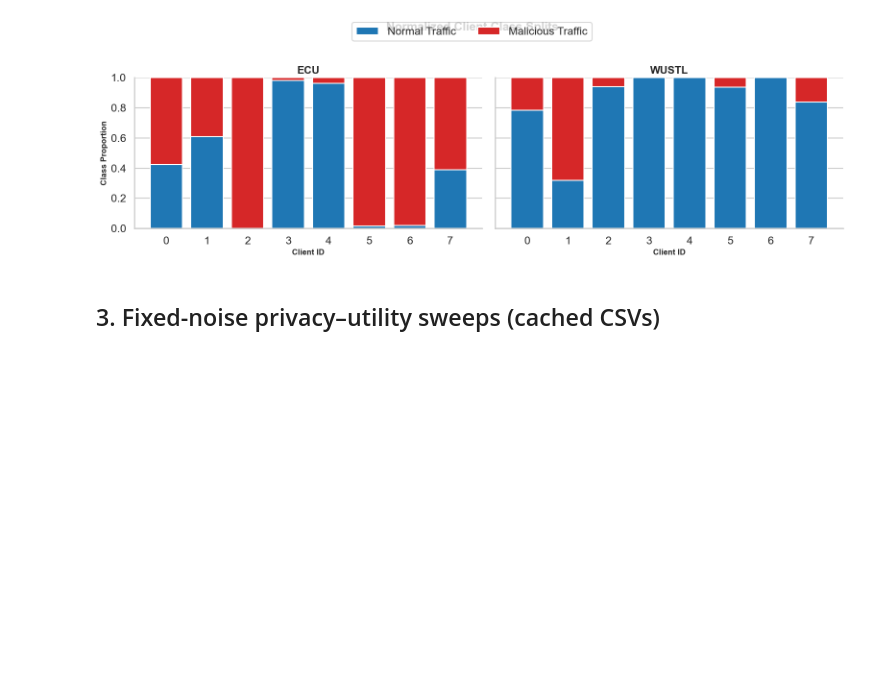
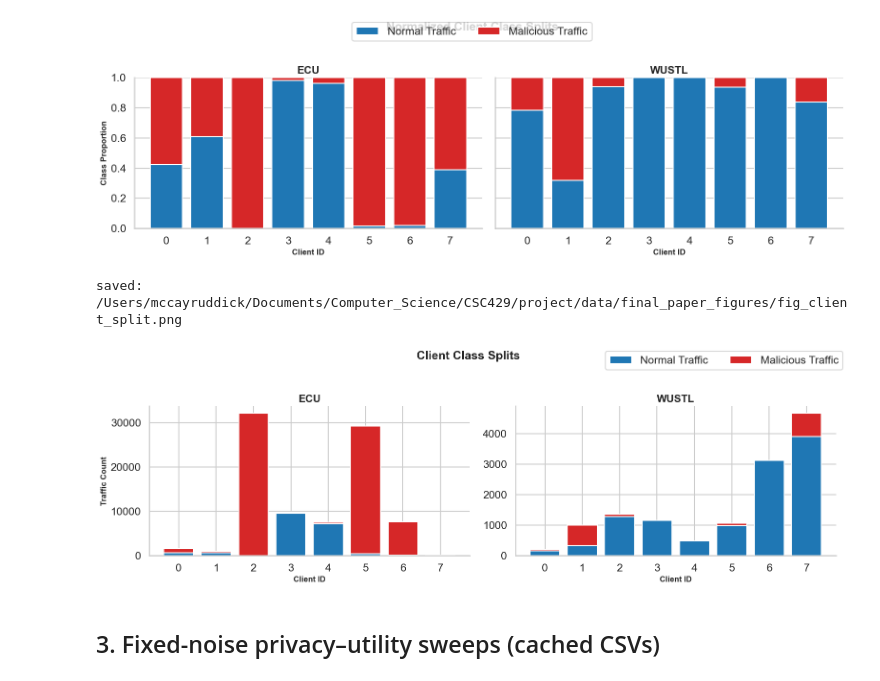
Before and after one commit to Mcray3000/CSC429, a Jupyter notebook: project/data/final_paper_figures_notebook.ipynb, the cells around one changed output. Drawn from its saved outputs; the diff is of its cells as text; code cells hidden in the pictures; blank space fills up the shorter version.

Commit message:
feat: unnormalized client splits

```diff
--- a/project/data/final_paper_figures_notebook.ipynb
+++ b/project/data/final_paper_figures_notebook.ipynb
@@ -393,6 +393,44 @@ plot_side_by_side_normalized_splits(ecu_client_split_df, wustl_client_split_df)
 # %% [output]
 saved: /Users/mccayruddick/Documents/Computer_Science/CSC429/project/data/final_paper_figures/fig_client_split_normalized.png
 [figure]
+# %%
+def plot_side_by_side_splits(ecu_client_split_df, wustl_client_split_df):
+    fig, axes = plt.subplots(1, 2, figsize=(16, 5), sharey=False)
+
+    for ax, df, name in zip(
+        axes,
+        [ecu_client_split_df, wustl_client_split_df],
+        ["ECU", "WUSTL"]
+    ):
+        tmp = df.copy().sort_values("client_id")
+        class0 = tmp["class_0_count"].to_numpy(dtype=float)
+        class1 = tmp["class_1_count"].to_numpy(dtype=float)
+        totals = class0 + class1
+
+        class0 = tmp["class_0_count"].to_numpy(dtype=int)
+        class1 = tmp["class_1_count"].to_numpy(dtype=int)
+
+        x = np.arange(len(tmp))
+        ax.bar(x, class0, color=COLOR_NORMAL, label="Normal Traffic")
+        ax.bar(x, class1, bottom=class0, color=COLOR_MALICIOUS, label="Malicious Traffic")
+        ax.set_title(name, fontsize=16, weight="bold")
+        ax.set_xlabel("Client ID", fontsize=12, weight="bold")
+        ax.set_xticks(x)
+        ax.set_xticklabels(tmp["client_id"])
+
+    axes[0].set_ylabel("Traffic Count", fontsize=12, weight="bold")
+    handles, labels = axes[0].get_legend_handles_labels()
+    fig.legend(handles, labels, loc="upper right", ncol=2, frameon=True)
+    fig.suptitle("Client Class Splits", fontsize=18, weight="bold", y=1.03)
+    sns.despine()
+    plt.tight_layout()
+    savefig("fig_client_split.png")
+    plt.show()
+
+plot_side_by_side_splits(ecu_client_split_df, wustl_client_split_df)
+# %% [output]
+saved: /Users/mccayruddick/Documents/Computer_Science/CSC429/project/data/final_paper_figures/fig_client_split.png
+[figure, added]
 # %% [markdown]
 ## 3. Fixed-noise privacy–utility sweeps (cached CSVs)
 # %%
```
